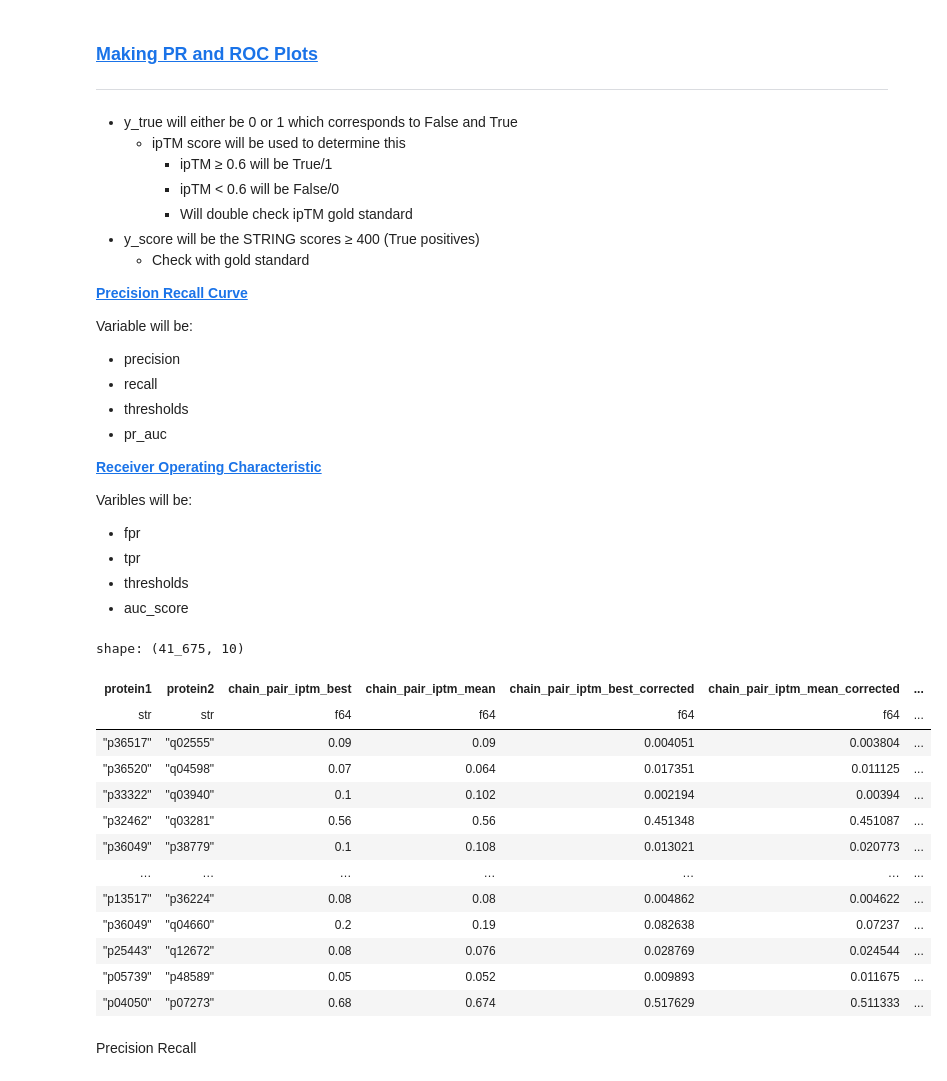
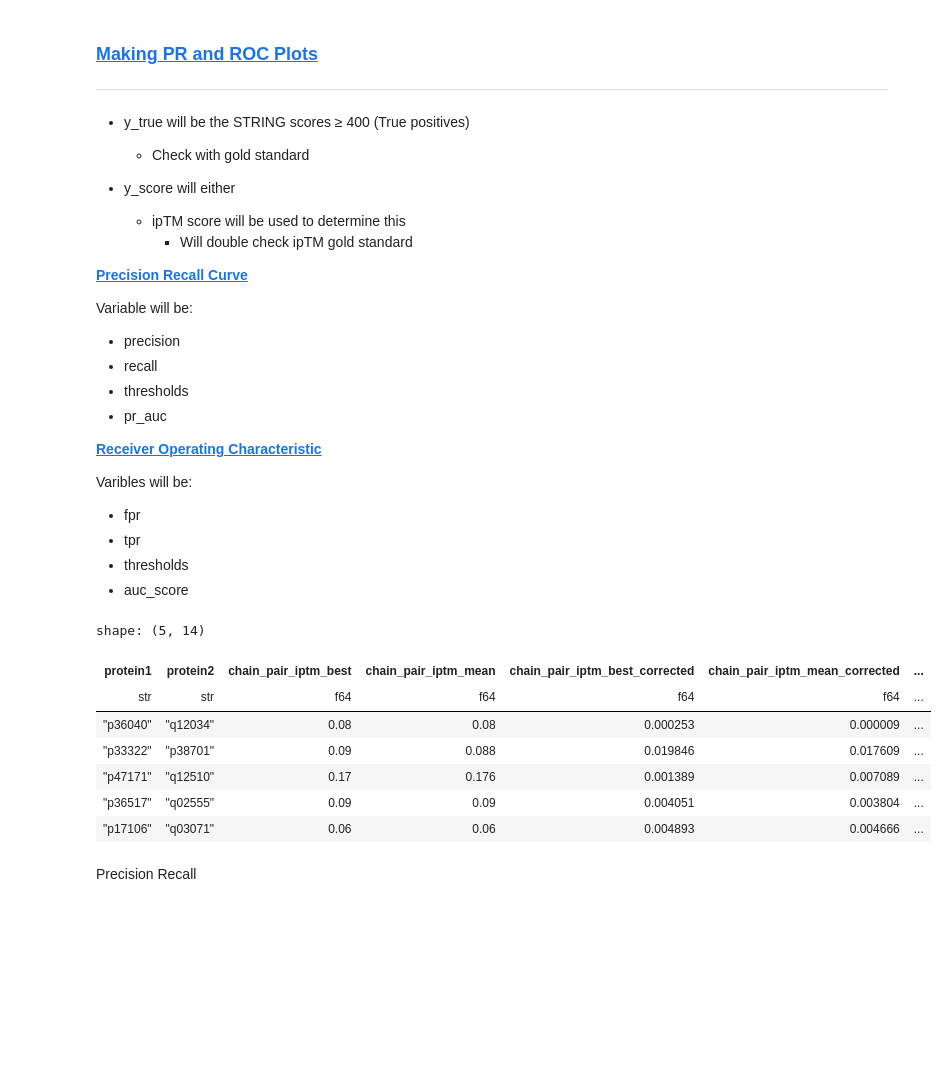
Before and after one commit to Sabah-hoq/yeast, a Jupyter notebook: PR_ROC/graph.ipynb, the cells around one changed output. Saved outputs shown, nothing was run; the diff lists cells and outputs as text; code cells hidden in the pictures; blank space fills up the shorter version.

```diff
--- a/PR_ROC/graph.ipynb
+++ b/PR_ROC/graph.ipynb
@@ -1,13 +1,12 @@
 # %% [markdown]
 ### [__Making PR and ROC Plots__](https://plotly.com/python/roc-and-pr-curves/)
 ---
-* y_true will either be 0 or 1 which corresponds to False and True
+* y_true will be the STRING scores ≥ 400 (True positives)
+    * Check with gold standard
+
+* y_score will either
      * ipTM score will be used to determine this
-        * ipTM ≥ 0.6 will be True/1
-        * ipTM < 0.6 will be False/0
         * Will double check ipTM gold standard
-* y_score will be the STRING scores ≥ 400 (True positives)
-    * Check with gold standard
 
 [__Precision Recall Curve__](https://scikit-learn.org/stable/modules/generated/sklearn.metrics.precision_recall_curve.html)
 
@@ -32,31 +31,35 @@ import numpy as np
 ## load csv `graph`
 final_comp = pl.scan_csv("final_comp.csv")
 
+thresholds = [400, 600, 800, 900]
+score_expr = (
+    pl.col("combined_score")
+    .cast(pl.String)
+    .str.replace_all(",", "", literal=True)
+    .cast(pl.Float64, strict=False)
+)
 ## Adding a column that determines true positive
-final_comp = final_comp.with_columns(
-    (pl.col("chain_pair_iptm_mean") >= 0.6).cast(pl.Int64).alias("true_pos")
+final_comp_sig = (
+    final_comp
+    .filter(pl.col("combined_score").is_not_null())
+    .with_columns([
+        (score_expr >= t).cast(pl.Int8).alias(f"gold_{t}")
+        for t in thresholds
+    ])
+    .with_columns(
+        y_score=score_expr / 1000
+    )
 )
-
-final_comp_sig = final_comp.filter(
-    (pl.col("combined_score").is_not_null()) &
-    (pl.col("combined_score").cast(pl.Int32) >= 400)
-)
 # %%
-final_comp_sig.collect().head(-5)
+final_comp_sig.collect().head()
 # %% [output]
-shape: (41_675, 10)
+shape: (5, 14)
 | protein1 | protein2 | chain_pair_iptm_best | chain_pair_iptm_mean | chain_pair_iptm_best_corrected | chain_pair_iptm_mean_corrected | ... |
 | str | str | f64 | f64 | f64 | f64 | ... |
+| "p36040" | "q12034" | 0.08 | 0.08 | 0.000253 | 0.000009 | ... |
+| "p33322" | "p38701" | 0.09 | 0.088 | 0.019846 | 0.017609 | ... |
+| "p47171" | "q12510" | 0.17 | 0.176 | 0.001389 | 0.007089 | ... |
 | "p36517" | "q02555" | 0.09 | 0.09 | 0.004051 | 0.003804 | ... |
-| "p36520" | "q04598" | 0.07 | 0.064 | 0.017351 | 0.011125 | ... |
-| "p33322" | "q03940" | 0.1 | 0.102 | 0.002194 | 0.00394 | ... |
-| "p32462" | "q03281" | 0.56 | 0.56 | 0.451348 | 0.451087 | ... |
-| "p36049" | "p38779" | 0.1 | 0.108 | 0.013021 | 0.020773 | ... |
-| … | … | … | … | … | … | ... |
-| "p13517" | "p36224" | 0.08 | 0.08 | 0.004862 | 0.004622 | ... |
-| "p36049" | "q04660" | 0.2 | 0.19 | 0.082638 | 0.07237 | ... |
-| "p25443" | "q12672" | 0.08 | 0.076 | 0.028769 | 0.024544 | ... |
-| "p05739" | "p48589" | 0.05 | 0.052 | 0.009893 | 0.011675 | ... |
-| "p04050" | "p07273" | 0.68 | 0.674 | 0.517629 | 0.511333 | ... |
+| "p17106" | "q03071" | 0.06 | 0.06 | 0.004893 | 0.004666 | ... |
 # %%
 # Setting up y_true and y_score
```
Also changed, not shown: parts of 5 cells of this notebook, 6 other files.
